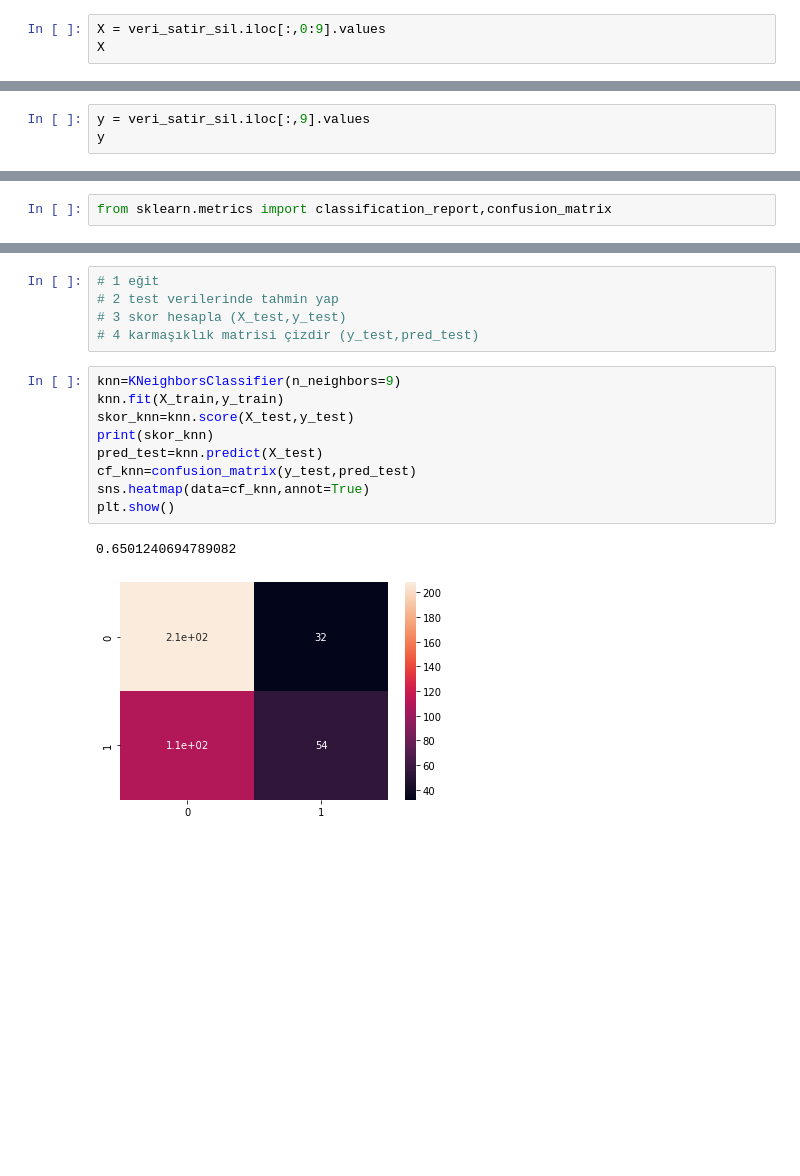
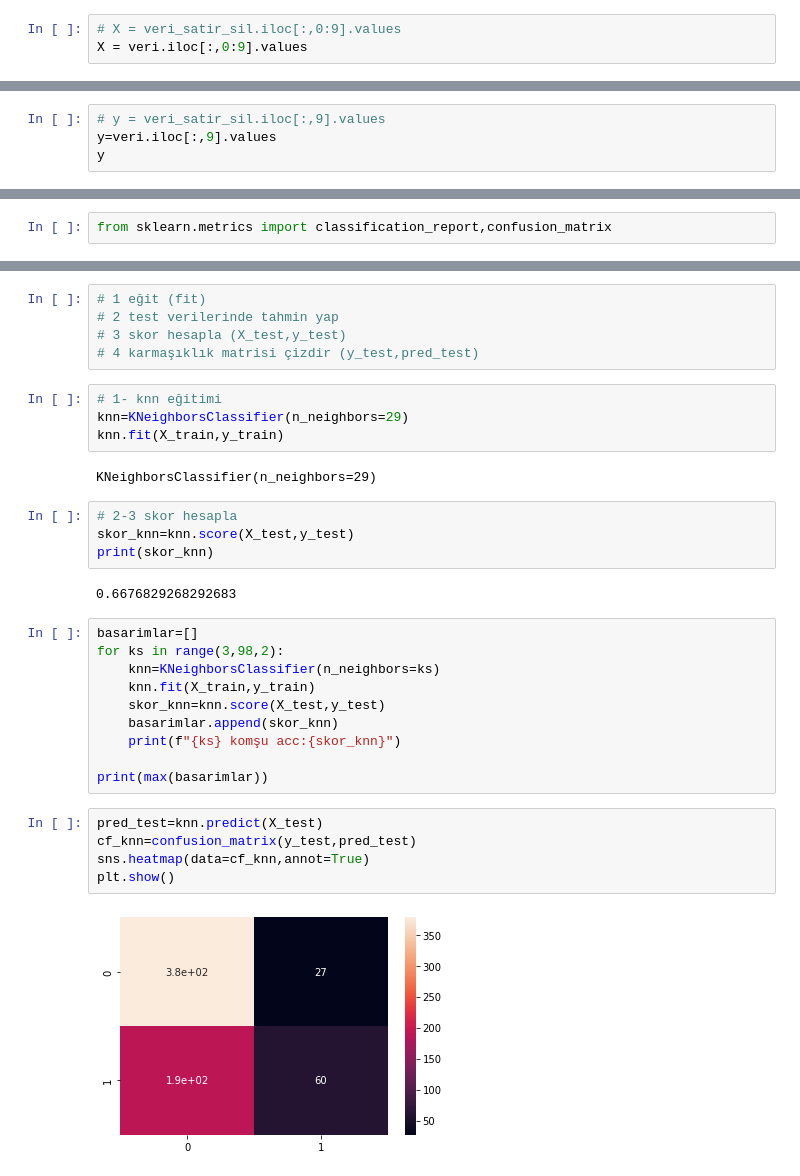
Before and after one commit to serkancam/bilsem22_23, a Jupyter notebook: 2022-oyg2-s1/yapay_zeka/su_icilebilirligi.ipynb, the cells around one changed output, grey strips where cells are left out. Cells and saved outputs as stored; diff of their text form; blank space fills up the shorter version.

```diff
--- a/2022-oyg2-s1/yapay_zeka/su_icilebilirligi.ipynb
+++ b/2022-oyg2-s1/yapay_zeka/su_icilebilirligi.ipynb
@@ -41,5 +124,5 @@ veri_satir_sil
 # %%
 from sklearn.preprocessing import minmax_scale
 # %%
-X = veri_satir_sil.iloc[:,0:9].values
-X
+# X = veri_satir_sil.iloc[:,0:9].values
+X = veri.iloc[:,0:9].values
@@ -60,5 +129,6 @@ array([[8.31676588e+00, 2.14373394e+02, 2.20184174e+04, ...,
 # %%
-y = veri_satir_sil.iloc[:,9].values
+# y = veri_satir_sil.iloc[:,9].values
+y=veri.iloc[:,9].values
 y
 # %% [output]
 array([0, 0, 0, ..., 1, 1, 1])
@@ -96,17 +170,34 @@ import matplotlib.pyplot as plt
 # %%
-# 1 eğit
+# 1 eğit (fit)
 # 2 test verilerinde tahmin yap
 # 3 skor hesapla (X_test,y_test)
 # 4 karmaşıklık matrisi çizdir (y_test,pred_test)
+# %%
+# 1- knn eğitimi
+knn=KNeighborsClassifier(n_neighbors=29)
+knn.fit(X_train,y_train)
+# %% [output]
+KNeighborsClassifier(n_neighbors=29)
+# %%
+# 2-3 skor hesapla
+skor_knn=knn.score(X_test,y_test)
+print(skor_knn)
+# %% [output]
+0.6676829268292683
+# %%
+basarimlar=[]
+for ks in range(3,98,2):
+    knn=KNeighborsClassifier(n_neighbors=ks)
+    knn.fit(X_train,y_train)
+    skor_knn=knn.score(X_test,y_test)
+    basarimlar.append(skor_knn)
+    print(f"{ks} komşu acc:{skor_knn}")
+
+print(max(basarimlar))
 # %%
-knn=KNeighborsClassifier(n_neighbors=9)
-knn.fit(X_train,y_train)
-skor_knn=knn.score(X_test,y_test)
-print(skor_knn)
 pred_test=knn.predict(X_test)
 cf_knn=confusion_matrix(y_test,pred_test)
 sns.heatmap(data=cf_knn,annot=True)
 plt.show()
 # %% [output]
-0.6501240694789082
-[figure, old version]
+[figure, new version]
```
Also changed, not shown: parts of 23 cells of this notebook.
